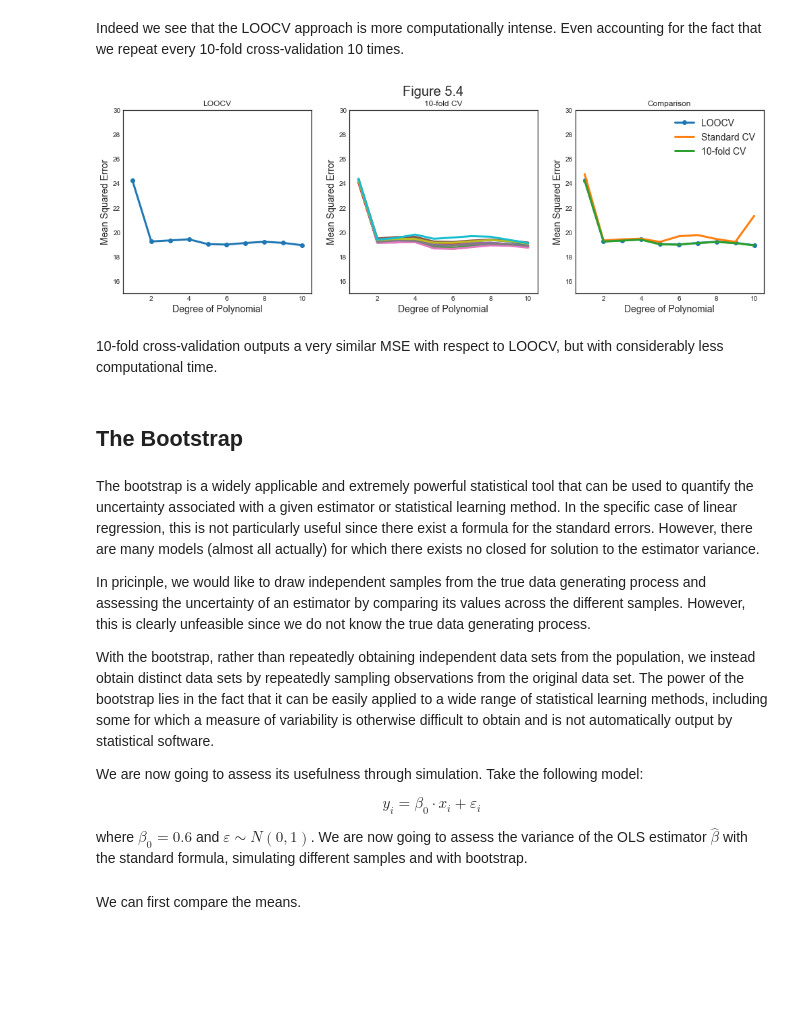
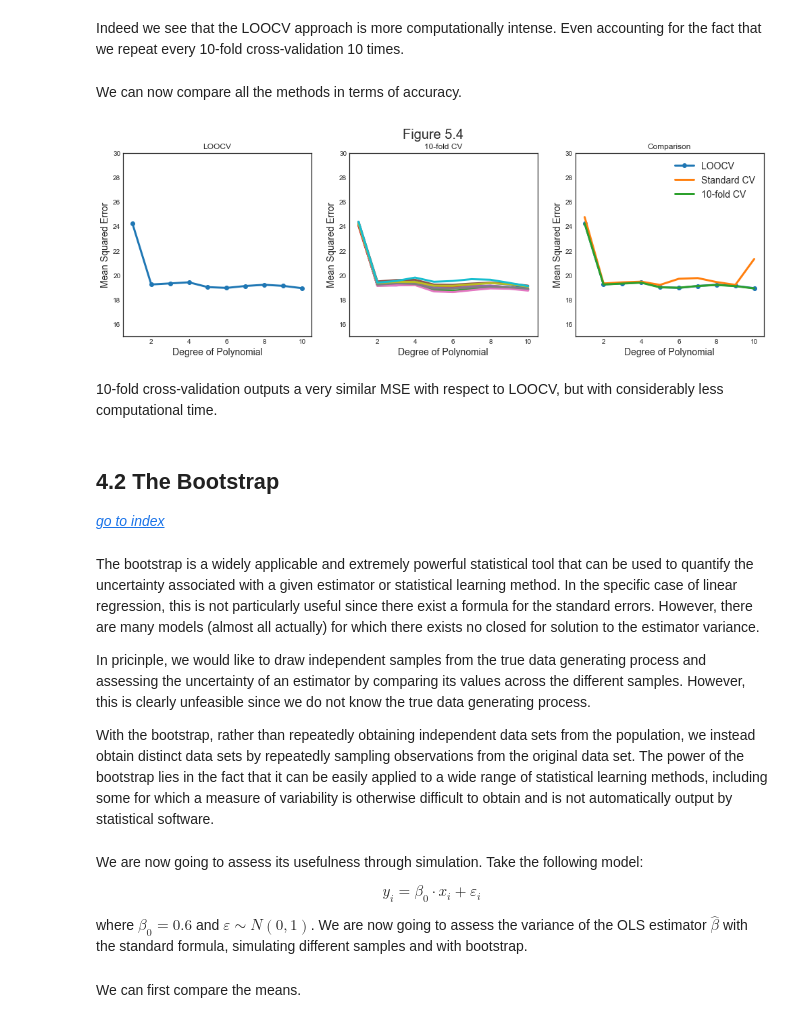
Before and after one commit to matteocourthoud/Machine-Learning-for-Economic-Analysis, a Jupyter notebook: notebooks/4-crossvalidation.ipynb, the cells around one changed output. Saved outputs shown, nothing was run; the diff lists cells and outputs as text; code cells hidden in the pictures; blank space fills up the shorter version.

```diff
--- a/notebooks/4-crossvalidation.ipynb
+++ b/notebooks/4-crossvalidation.ipynb
@@ -253,51 +280,59 @@ Time elapsed: 2.0061 seconds
 # %% [markdown]
 Indeed we see that the LOOCV approach is more computationally intense. Even accounting for the fact that we repeat every 10-fold cross-validation 10 times.
+# %% [markdown]
+We can now compare all the methods in terms of accuracy.
 # %%
 # Figure 5.4
-fig, (ax1, ax2, ax3) = plt.subplots(1,3,figsize=(17,5))
-fig.suptitle('Figure 5.4')
+def make_figure_5_4():
 
-# Left plot
-ax1.plot(p_order+1, np.array(loo_scores)*-1, '-o')
-ax1.set_title('LOOCV', fontsize=12)
+    fig, (ax1, ax2, ax3) = plt.subplots(1,3,figsize=(17,5))
+    fig.suptitle('Figure 5.4')
 
-# Center plot
-ax2.plot(p_order+1,k10_scores*-1)
-ax2.set_title('10-fold CV', fontsize=12)
+    # Left plot
+    ax1.plot(p_order+1, np.array(loo_scores)*-1, '-o')
+    ax1.set_title('LOOCV', fontsize=12)
 
-# Right plot
-ax3.plot(p_order+1, np.array(loo_scores)*-1, '-o', label='LOOCV')
-ax3.plot(p_order+1, np.mean(cv_scores, axis=1), label='Standard CV')
-ax3.plot(p_order+1,np.mean(k10_scores,axis=1)*-1, label='10-fold CV')
-ax3.set_title('Comparison', fontsize=12);
-ax3.legend();
+    # Center plot
+    ax2.plot(p_order+1,k10_scores*-1)
+    ax2.set_title('10-fold CV', fontsize=12)
 
-for ax in fig.axes:
-    ax.set_ylabel('Mean Squared Error')
-    ax.set_ylim(15,30)
-    ax.set_xlabel('Degree of Polynomial')
-    ax.set_xlim(0.5,10.5)
-    ax.set_xticks(range(2,11,2));
+    # Right plot
+    ax3.plot(p_order+1, np.array(loo_scores)*-1, '-o', label='LOOCV')
+    ax3.plot(p_order+1, np.mean(cv_scores, axis=1), label='Standard CV')
+    ax3.plot(p_order+1,np.mean(k10_scores,axis=1)*-1, label='10-fold CV')
+    ax3.set_title('Comparison', fontsize=12);
+    ax3.legend();
+
+    for ax in fig.axes:
+        ax.set_ylabel('Mean Squared Error')
+        ax.set_ylim(15,30)
+        ax.set_xlabel('Degree of Polynomial')
+        ax.set_xlim(0.5,10.5)
+        ax.set_xticks(range(2,11,2));
-# %% [output]
-[figure, removed]
+# %%
+make_figure_5_4()
+# %% [output]
+[figure, added]
 # %% [markdown]
 10-fold cross-validation outputs a very similar MSE with respect to LOOCV, but with considerably less computational time.
 # %% [markdown]
-## The Bootstrap
+## 4.2 The Bootstrap
+
+[*go to index*](#/1)
 # %% [markdown]
 The bootstrap is a widely applicable and extremely powerful statistical tool that can be used to quantify the uncertainty associated with a given estimator or statistical learning method. In the specific case of linear regression, this is not particularly useful since there exist a formula for the standard errors. However, there are many models (almost all actually) for which there exists no closed for solution to the estimator variance.
 
 In pricinple, we would like to draw independent samples from the true data generating process and assessing the uncertainty of an estimator by comparing its values across the different samples. However, this is clearly unfeasible since we do not know the true data generating process.
 
 With the bootstrap, rather than repeatedly obtaining independent data sets from the population, we instead obtain distinct data sets by repeatedly sampling observations from the original data set. The power of the bootstrap lies in the fact that it can be easily applied to a wide range of statistical learning methods, including some for which a measure of variability is otherwise difficult to obtain and is not automatically output by statistical software.
-
-We are now going to assess its usefulness through simulation. Take the following model:
-
-$$
-y_i = \beta_0 \cdot x_i + \varepsilon_i
-$$
-
-where $\beta_0 = 0.6$ and $\varepsilon \sim N(0,1)$. We are now going to assess the variance of the OLS estimator $\hat \beta$ with the standard formula, simulating different samples and with bootstrap.
+# %% [markdown]
+We are now going to assess its usefulness through simulation. Take the following model:
+
+$$
+y_i = \beta_0 \cdot x_i + \varepsilon_i
+$$
+
+where $\beta_0 = 0.6$ and $\varepsilon \sim N(0,1)$. We are now going to assess the variance of the OLS estimator $\hat \beta$ with the standard formula, simulating different samples and with bootstrap.
 # %%
 # Set seed
 np.random.seed(1)
```
Also changed, not shown: parts of 29 cells of this notebook, 1 other file.
